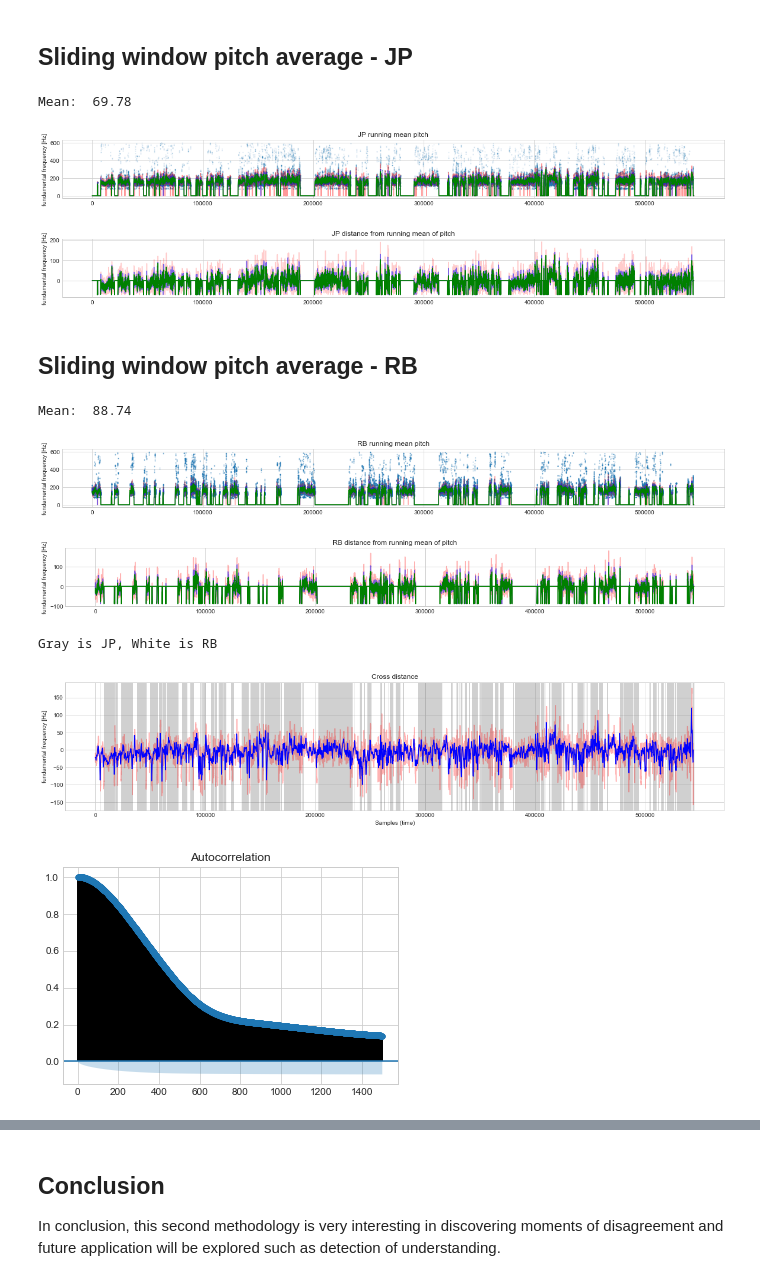
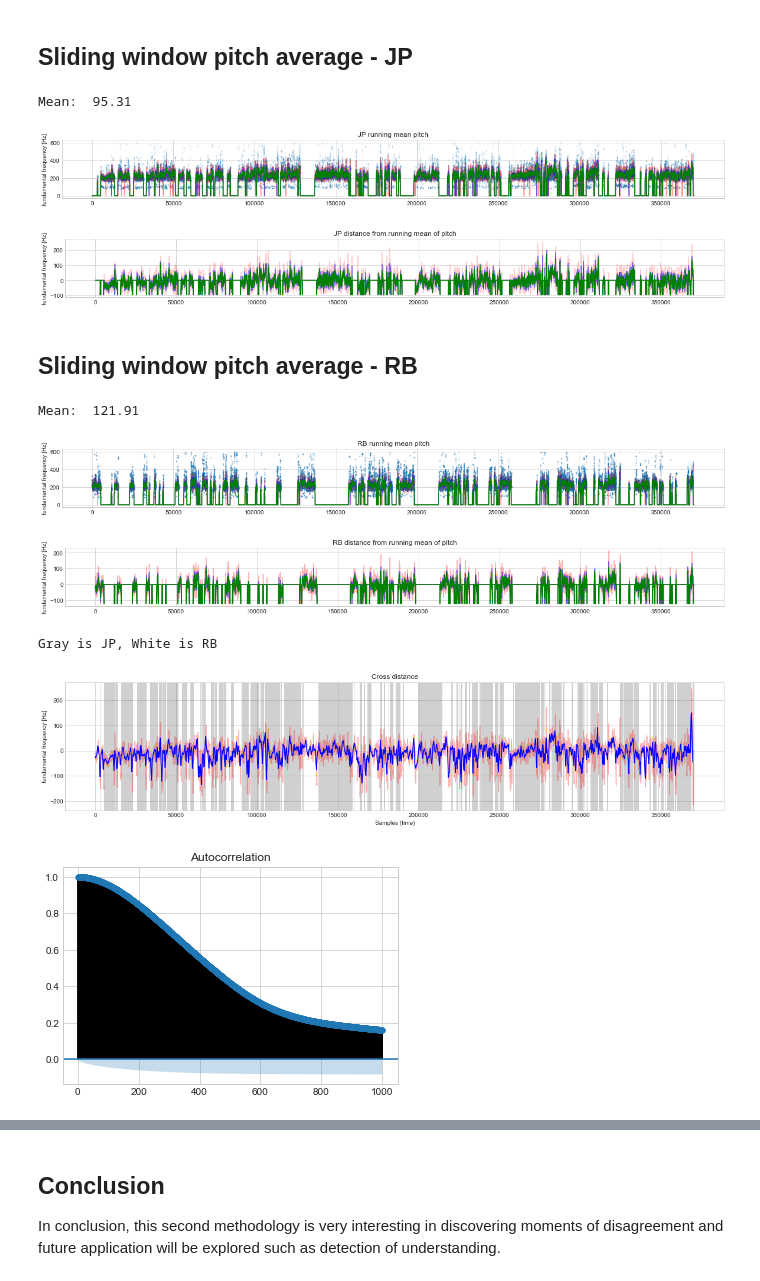
Before and after one commit to Minetz/CoreTopicsOfAI, a Jupyter notebook: Notebook - A-temporal analysis of disagreement in dyadic conversation using pitch.ipynb, the cells around one changed output, grey strips where cells are left out. Drawn from its saved outputs; the diff is of its cells as text; code cells hidden in the pictures.

```diff
--- a/Notebook - A-temporal analysis of disagreement in dyadic conversation using pitch.ipynb
+++ b/Notebook - A-temporal analysis of disagreement in dyadic conversation using pitch.ipynb
@@ -44,8 +46,8 @@ Log of steps that have been performed:
 # Importing and data
 path = 'dataset/RB_JP_46.wav'
 
-# NOTE: Still works with sr within [5k, inf), tested on: 11025, 44100
-x, sr = librosa.load(path, sr=44100)
+# NOTE: Still works with sr within [5k, inf), tested on: 11025, 22050, 30000, 44100
+x, sr = librosa.load(path, sr=30000)
 # %%
 print('x: ',type(x))
 print('max(x): ', np.max(x))
@@ -499,9 +503,9 @@ plt.plot( t_jp_3, 'g')
 plt.ylabel("fundamental frequency [Hz]")
 plt.show();
 # %% [output]
-Mean:  69.78
+Mean:  95.31
-[figure, old version]
+[figure, new version]
-[figure, old version]
+[figure, new version]
 # %% [markdown]
 ## Sliding window pitch average - RB
 # %%
@@ -557,32 +561,36 @@ plt.plot( t_rb_2, 'b', alpha=0.5)
 plt.plot( t_rb_3, 'g')
 plt.ylabel("fundamental frequency [Hz]");
 # %% [output]
-Mean:  88.74
+Mean:  121.91
-[figure, old version]
+[figure, new version]
-[figure, old version]
+[figure, new version]
 # %%
 # Adding the relative distance to the speakers average, performing rolling mean (600)
 
 cross_distance = t_jp_3 + t_rb_3
 
 cross_avg_600 = np.convolve(cross_distance, np.ones((600,))/(600), mode='valid')
 
 plt.figure(figsize=(20,4))
 
 plt.plot( cross_distance, 'r', alpha=0.3)
 plt.plot( cross_avg_600, 'b')
 
 plt.title("Cross distance")
 plt.xlabel("Samples (time)")
 plt.ylabel("fundamental frequency [Hz]")
 print("Gray is JP, White is RB")
 
 for interval in labels_jp:
     plt.axvspan(interval[0]*conv_rate/sr, interval[1]*conv_rate/sr, facecolor='0.4', alpha=0.3)
 
-plot_acf(cross_avg_600, lags=1500);
+plot_acf(cross_avg_600, lags=1000);
+
+# Since we have a rolling average of 600, two indipendent frames would be at 1200 values apart
+# and autocorrelation falls off at 1000. This shows that autocorrelation is not effective in
+# this case, probably due to the difference in duration of each speech interval.
 # %% [output]
 Gray is JP, White is RB
-[figure, old version]
+[figure, new version]
-[figure, old version]
+[figure, new version]
 # %% [markdown]
```
Also changed, not shown: parts of 23 cells of this notebook.
